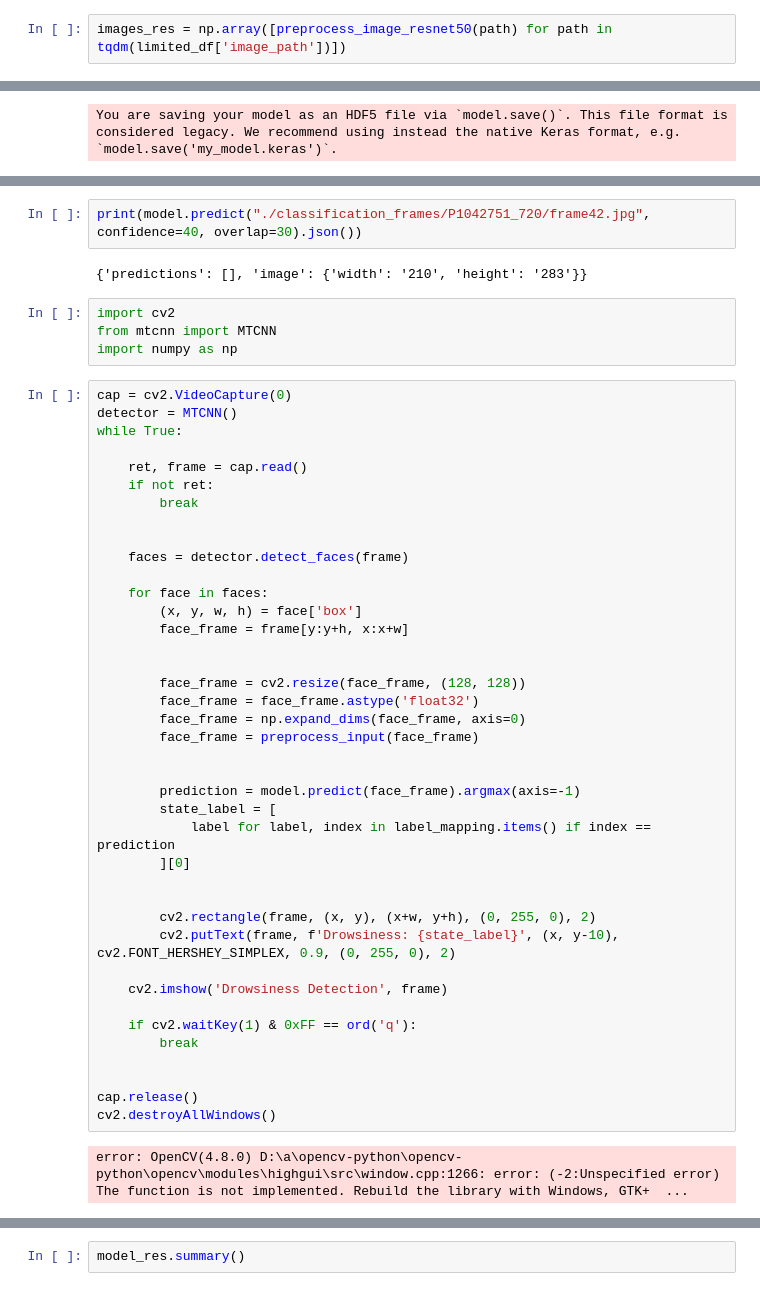
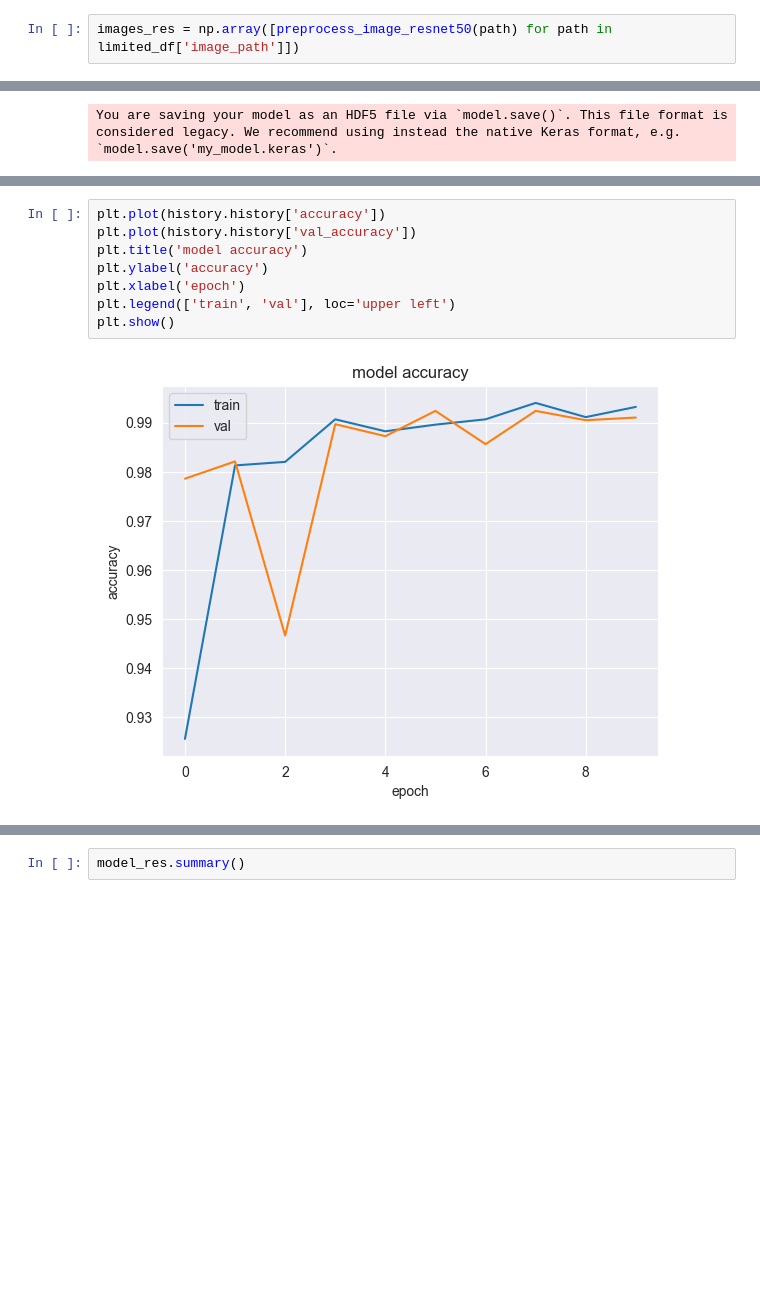
Before and after one commit to Safwan-ullah-khan/drivers-drowsiness-detection, a Jupyter notebook: drowsiness_detection.ipynb, the cells around one changed output, grey strips where cells are left out. Cells and saved outputs as stored; diff of their text form; blank space fills up the shorter version.

```diff
--- a/drowsiness_detection.ipynb
+++ b/drowsiness_detection.ipynb
@@ -426,5 +370,5 @@ def preprocess_image_resnet50(img_path, target_size=(128, 128)):
 
     return img_array
 # %%
-images_res = np.array([preprocess_image_resnet50(path) for path in tqdm(limited_df['image_path'])])
+images_res = np.array([preprocess_image_resnet50(path) for path in limited_df['image_path']])
 # %%
@@ -534,50 +422,10 @@ AttributeError: 'ObjectDetectionModel' object has no attribute 'summary'
-# %%
-print(model.predict("./classification_frames/P1042751_720/frame42.jpg", confidence=40, overlap=30).json())
-# %% [output]
-{'predictions': [], 'image': {'width': '210', 'height': '283'}}
-# %%
-import cv2
-from mtcnn import MTCNN
-import numpy as np
-# %%
-cap = cv2.VideoCapture(0)
-detector = MTCNN()
-while True:
-
-    ret, frame = cap.read()
-    if not ret:
-        break
-
-
-    faces = detector.detect_faces(frame)
-
-    for face in faces:
-        (x, y, w, h) = face['box']
-        face_frame = frame[y:y+h, x:x+w]
-
-
-        face_frame = cv2.resize(face_frame, (128, 128))
-        face_frame = face_frame.astype('float32')
-        face_frame = np.expand_dims(face_frame, axis=0)
-        face_frame = preprocess_input(face_frame)
-
-
-        prediction = model.predict(face_frame).argmax(axis=-1)
-        state_label = [
-            label for label, index in label_mapping.items() if index == prediction
-        ][0]
-
-
-        cv2.rectangle(frame, (x, y), (x+w, y+h), (0, 255, 0), 2)
-        cv2.putText(frame, f'Drowsiness: {state_label}', (x, y-10), cv2.FONT_HERSHEY_SIMPLEX, 0.9, (0, 255, 0), 2)
-
-    cv2.imshow('Drowsiness Detection', frame)
-
-    if cv2.waitKey(1) & 0xFF == ord('q'):
-        break
-
-
-cap.release()
-cv2.destroyAllWindows()
-# %% [output]
-error: OpenCV(4.8.0) D:\a\opencv-python\opencv-python\opencv\modules\highgui\src\window.cpp:1266: error: (-2:Unspecified error) The function is not implemented. Rebuild the library with Windows, GTK+  ...
+# %%
+plt.plot(history.history['accuracy'])
+plt.plot(history.history['val_accuracy'])
+plt.title('model accuracy')
+plt.ylabel('accuracy')
+plt.xlabel('epoch')
+plt.legend(['train', 'val'], loc='upper left')
+plt.show()
+# %% [output]
+[figure, added]
```
Also changed, not shown: parts of 60 cells of this notebook.
